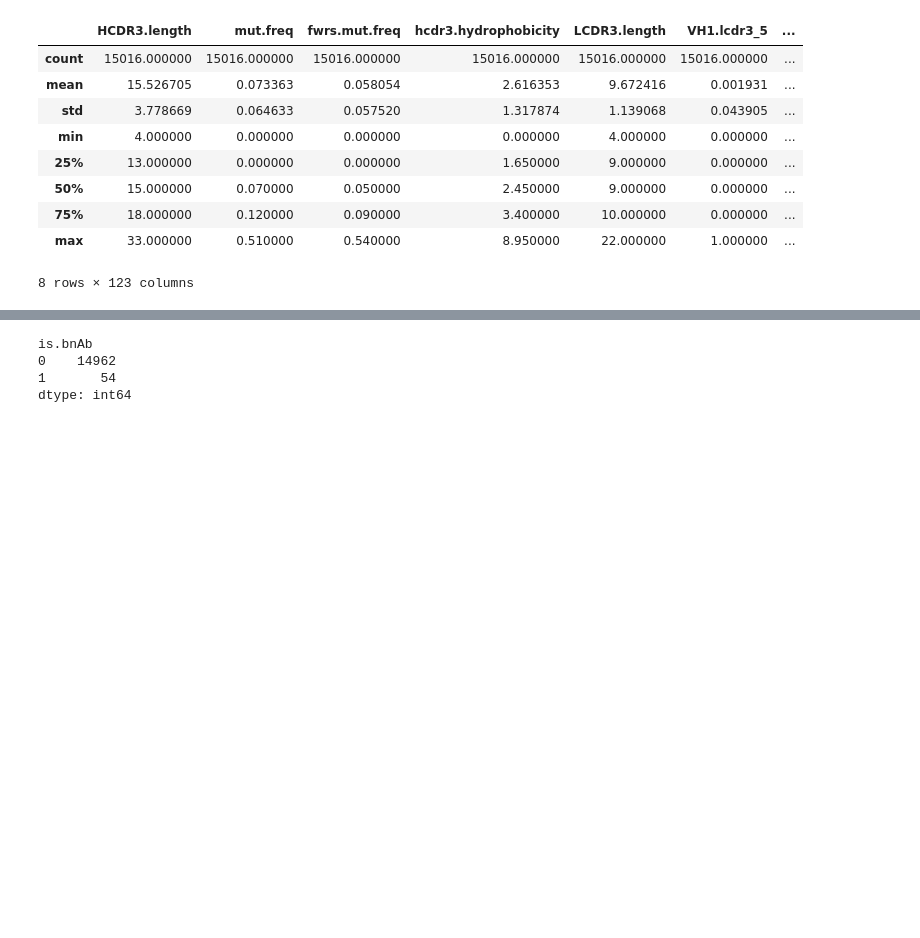
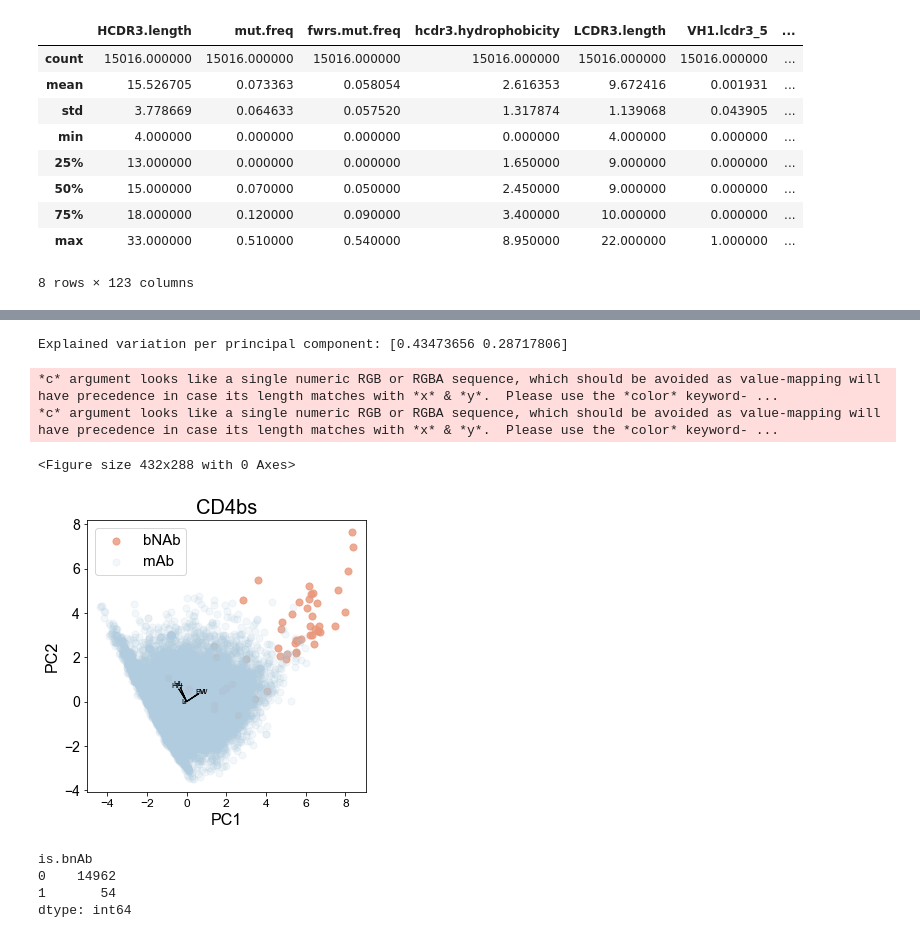
Before and after one commit to MathildeFogPerez/manuscript-bnab-foglierini, a Jupyter notebook: DecisionTree_RandomForest_PUB.ipynb, the cells around one changed output, grey strips where cells are left out. Cells and saved outputs as stored; diff of their text form; code cells hidden in the pictures; blank space fills up the shorter version.

```diff
--- a/DecisionTree_RandomForest_PUB.ipynb
+++ b/DecisionTree_RandomForest_PUB.ipynb
@@ -99,3 +153,47 @@ df.describe()
+# %%
+print('Explained variation per principal component: {}'.format(pca.explained_variance_ratio_))
+
+title="CD4bs"
+if (BNAB == "gp120_V2"):
+    title="V1V2 Apex"
+elif (BNAB == "gp120_V3"):
+    title="V3 Glycan"
+elif (BNAB == "gp41_MPER"):
+    title="MPER"
+elif (BNAB == "gp41-gp120_interface"):
+    title="Interface"
+abbr=["HL","M","FW","HH","L"]
+#plot
+plt.figure()
+plt.figure(figsize=(5,5))
+plt.xticks(fontsize=12)
+plt.yticks(fontsize=14)
+plt.xlabel('PC1',fontsize=16)
+plt.ylabel('PC2',fontsize=16)
+plt.title(title,fontsize=20)
+targets = ['bNAb', 'mAb']
+#colors = ["darksalmon", "lightsteelblue"]
+col1=[0.9137,0.5882,0.4784,0.8]
+col2=[0.6902,0.7986,0.8706,0.15]
+colors = [col1, col2]
+coeff=np.transpose(pca.components_[0:2, :])
+n = coeff.shape[0]
+for target, color in zip(targets,colors):
+    indicesToKeep = mydf['is.bnAb'] == target
+    plt.scatter(principal_Df.loc[indicesToKeep, 'principal component 1']
+               , principal_Df.loc[indicesToKeep, 'principal component 2'], c = color,s = 50)
+for i in range(n):
+        plt.arrow(0, 0, coeff[i,0], coeff[i,1],color = 'black',alpha = 1)
+        plt.text(coeff[i,0]* 1.25, coeff[i,1] * 1.25, abbr[i], color = 'black', ha = 'center', va = 'center',
+                 fontsize=8)
+plt.legend(targets,prop={'size': 15})
+plt.savefig(OUTPUTPATH+'PCA_'+BNAB+'.pdf', bbox_inches='tight')
+# %% [output]
+Explained variation per principal component: [0.43473656 0.28717806]
+*c* argument looks like a single numeric RGB or RGBA sequence, which should be avoided as value-mapping will have precedence in case its length matches with *x* & *y*.  Please use the *color* keyword- ...
+*c* argument looks like a single numeric RGB or RGBA sequence, which should be avoided as value-mapping will have precedence in case its length matches with *x* & *y*.  Please use the *color* keyword- ...
+<Figure size 432x288 with 0 Axes>
+[figure, added]
 # %%
 dff=df1
 dff["is.bnAb"]=data["is.bnAb"].astype('category')
```
Also changed, not shown: parts of 9 cells of this notebook, 3 other files.
